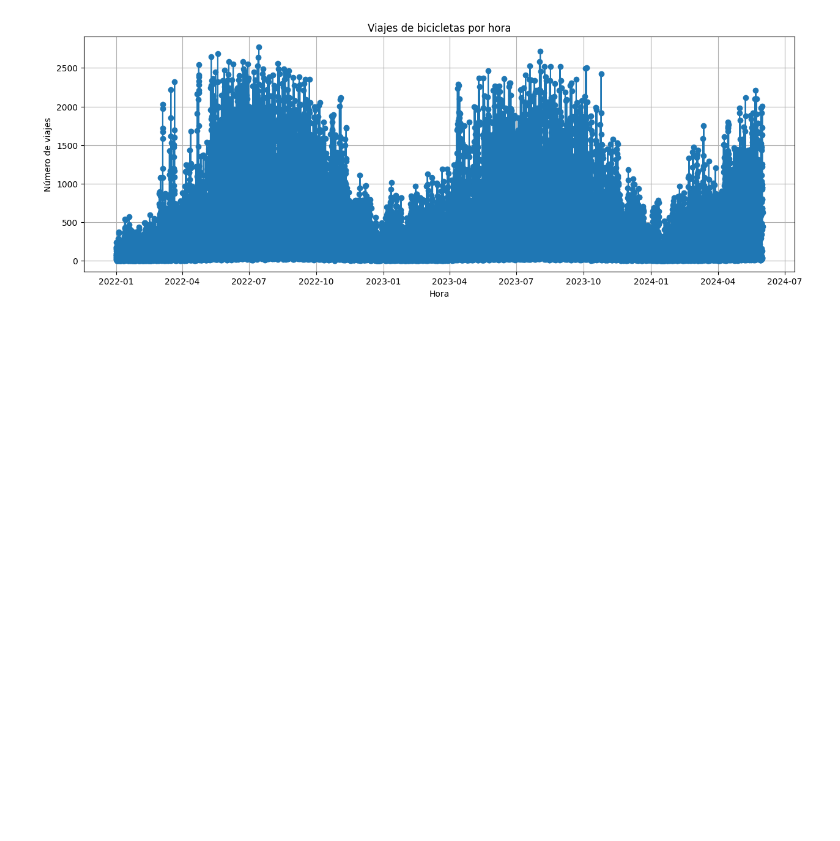
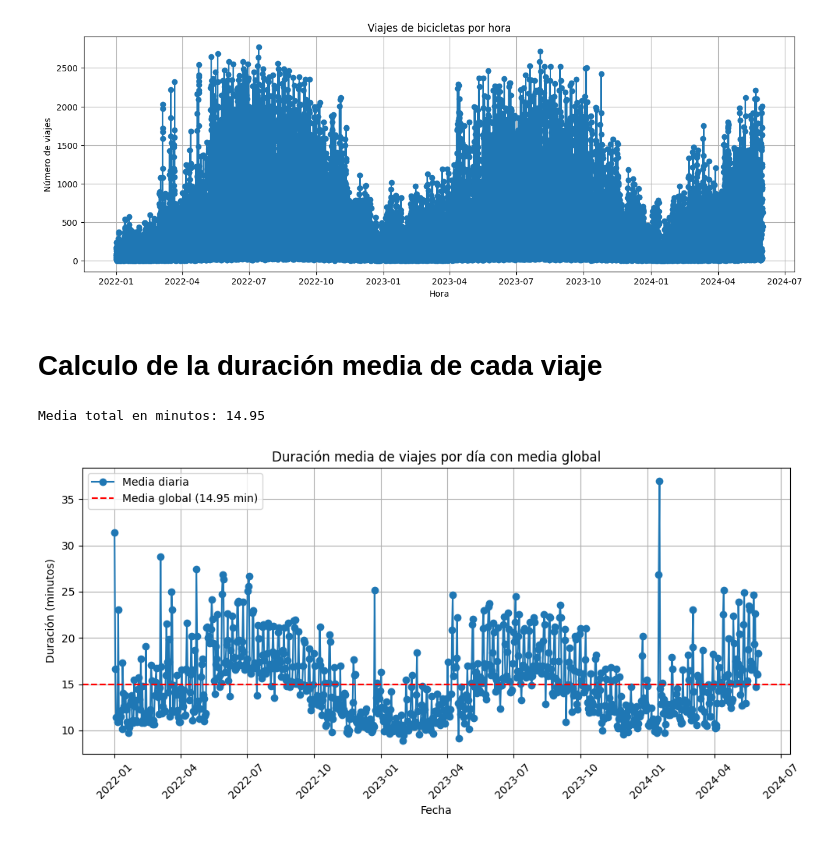
Before and after one commit to cavero00/bicycles_use_predictor, a Jupyter notebook: preprocesingScripts/bicycles/bicyclesDataPreprocesing_3.ipynb, the cells around one changed output. Drawn from its saved outputs; the diff is of its cells as text; code cells hidden in the pictures; blank space fills up the shorter version.

Commit message:
Se añade información sobre la duracion media de los viajes en bicicleta

```diff
--- a/preprocesingScripts/bicycles/bicyclesDataPreprocesing_3.ipynb
+++ b/preprocesingScripts/bicycles/bicyclesDataPreprocesing_3.ipynb
@@ -87,3 +87,33 @@ plt.grid(True)
 plt.show()
 # %% [output]
 [figure]
+# %% [markdown]
+# Calculo de la duración media de cada viaje
+# %%
+# Duración en minutos
+df_bicycles['duration'] = (df_bicycles['ended_at'] - df_bicycles['started_at']).dt.total_seconds() / 60
+# %%
+# Extraer la fecha de inicio del viaje
+df_bicycles['date'] = df_bicycles['started_at'].dt.date
+
+# Calcular media diaria de duración
+daily_mean = df_bicycles.groupby('date')['duration'].mean().reset_index()
+mean = daily_mean['duration'].mean()
+
+print(f"Media total en minutos: {mean:.2f}")
+# %% [output]
+Media total en minutos: 14.95
+# %%
+plt.figure(figsize=(10,5))
+plt.plot(daily_mean['date'], daily_mean['duration'], marker='o', label='Media diaria')
+plt.axhline(mean, color='red', linestyle='--', label=f'Media global ({mean:.2f} min)')
+plt.xlabel('Fecha')
+plt.ylabel('Duración (minutos)')
+plt.title('Duración media de viajes por día con media global')
+plt.xticks(rotation=45)
+plt.grid(True)
+plt.legend()
+plt.tight_layout()
+plt.show()
+# %% [output]
+[figure, added]
```
Also changed, not shown: 1 other file.
